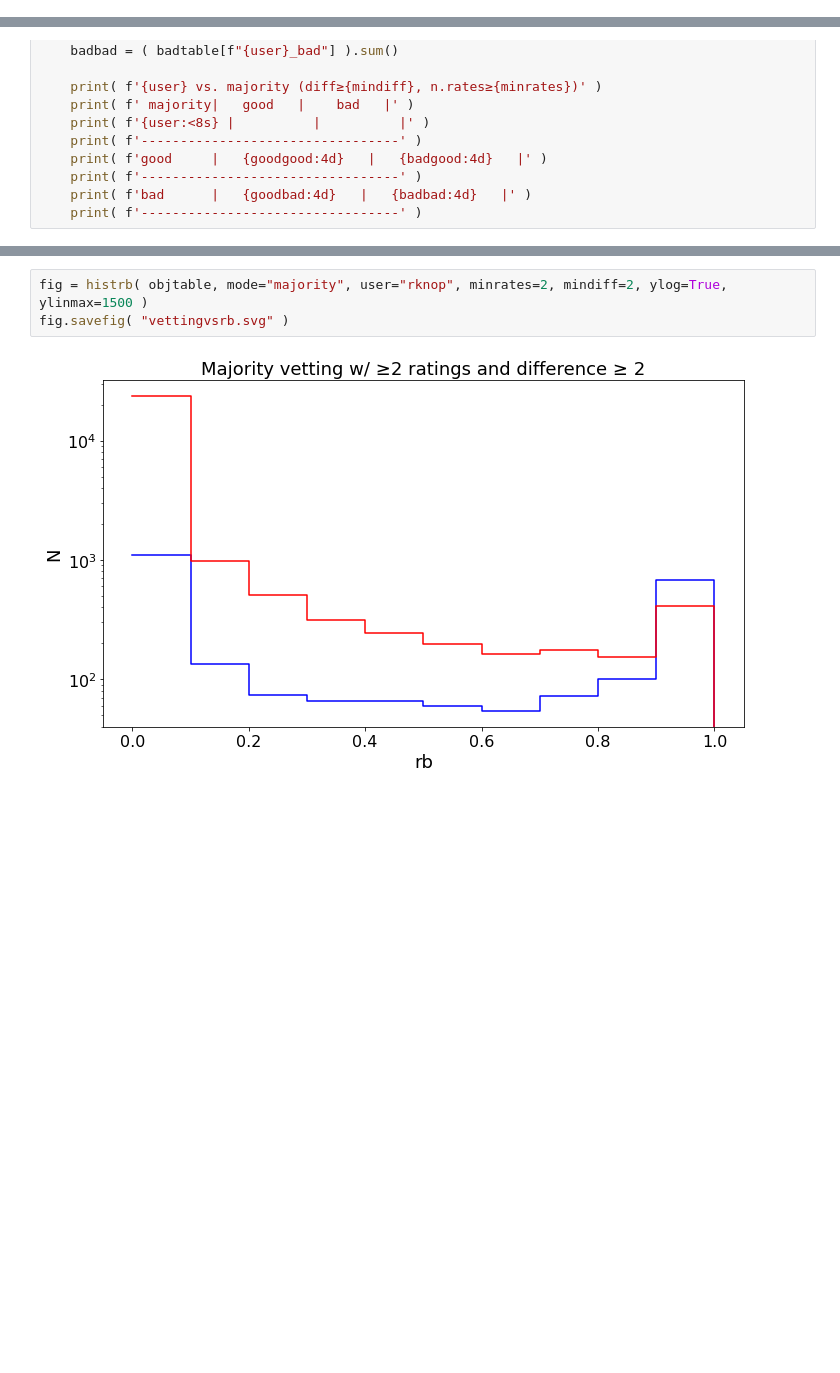
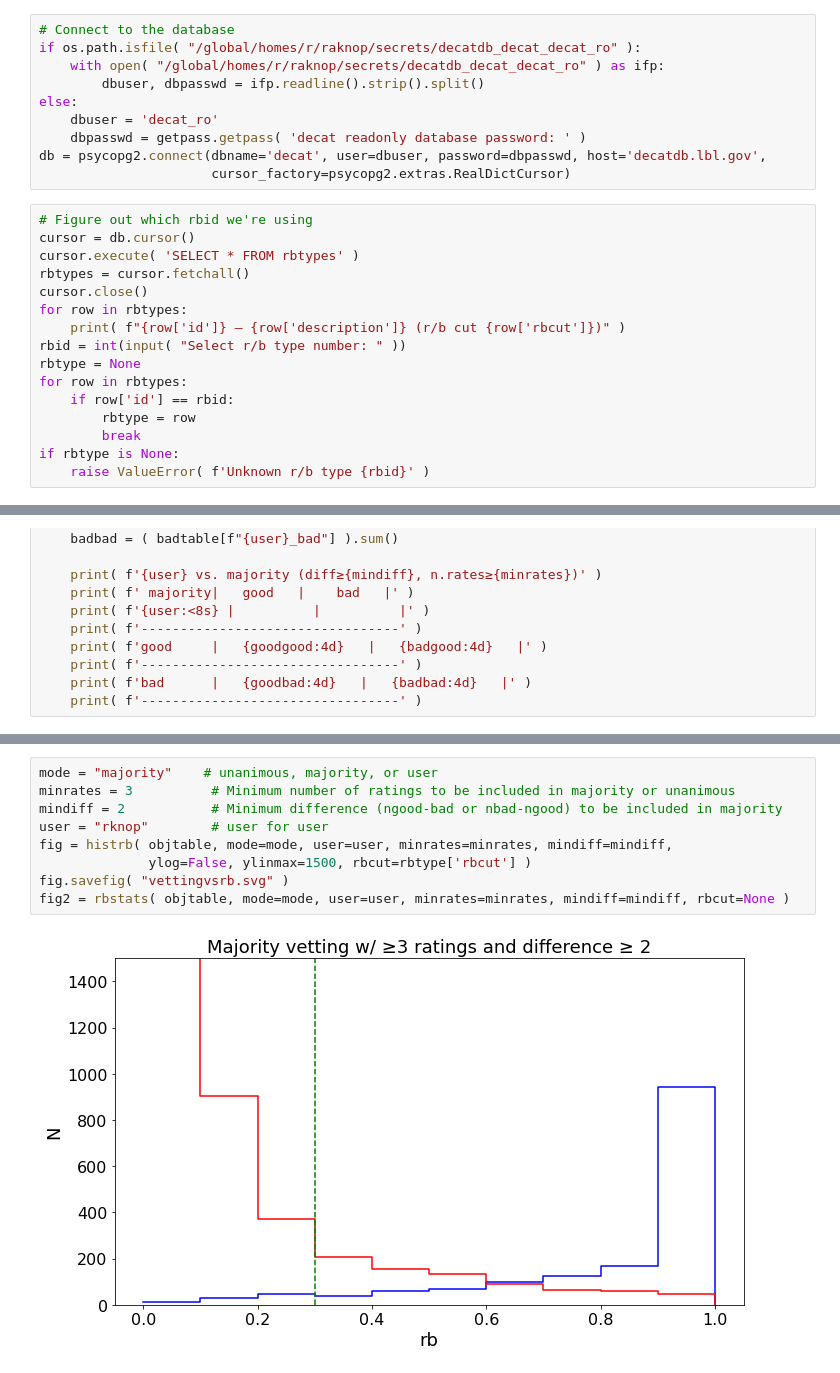
Before and after one commit to rknop/decat_notebooks, a Jupyter notebook: scorestats.ipynb, the cells around one changed output, grey strips where cells are left out. Drawn from its saved outputs; the diff is of its cells as text; blank space fills up the shorter version.

Commit message:
Update scorestats.ipynb to handle database r/b modifications.

```diff
--- a/scorestats.ipynb
+++ b/scorestats.ipynb
@@ -9 +11,27 @@ import pandas
 from matplotlib import pyplot
+# %%
+# Connect to the database
+if os.path.isfile( "/global/homes/r/raknop/secrets/decatdb_decat_decat_ro" ):
+    with open( "/global/homes/r/raknop/secrets/decatdb_decat_decat_ro" ) as ifp:
+        dbuser, dbpasswd = ifp.readline().strip().split()
+else:
+    dbuser = 'decat_ro'
+    dbpasswd = getpass.getpass( 'decat readonly database password: ' )
+db = psycopg2.connect(dbname='decat', user=dbuser, password=dbpasswd, host='decatdb.lbl.gov',
+                      cursor_factory=psycopg2.extras.RealDictCursor)
+# %%
+# Figure out which rbid we're using
+cursor = db.cursor()
+cursor.execute( 'SELECT * FROM rbtypes' )
+rbtypes = cursor.fetchall()
+cursor.close()
+for row in rbtypes:
+    print( f"{row['id']} — {row['description']} (r/b cut {row['rbcut']})" )
+rbid = int(input( "Select r/b type number: " ))
+rbtype = None
+for row in rbtypes:
+    if row['id'] == rbid:
+        rbtype = row
+        break
+if rbtype is None:
+    raise ValueError( f'Unknown r/b type {rbid}' )
@@ -296,5 +422,11 @@ def histrb( objtable, mode="unanimous", user=None, minrates=2, mindiff=2, ylog=T
 # %%
-fig = histrb( objtable, mode="majority", user="rknop", minrates=2, mindiff=2, ylog=True, ylinmax=1500 )
+mode = "majority"    # unanimous, majority, or user
+minrates = 3          # Minimum number of ratings to be included in majority or unanimous
+mindiff = 2           # Minimum difference (ngood-bad or nbad-ngood) to be included in majority
+user = "rknop"        # user for user
+fig = histrb( objtable, mode=mode, user=user, minrates=minrates, mindiff=mindiff,
+              ylog=False, ylinmax=1500, rbcut=rbtype['rbcut'] )
 fig.savefig( "vettingvsrb.svg" )
+fig2 = rbstats( objtable, mode=mode, user=user, minrates=minrates, mindiff=mindiff, rbcut=None )
 # %% [output]
-[figure, old version]
+[figure, new version]
```
Also changed, not shown: parts of 13 cells of this notebook.
